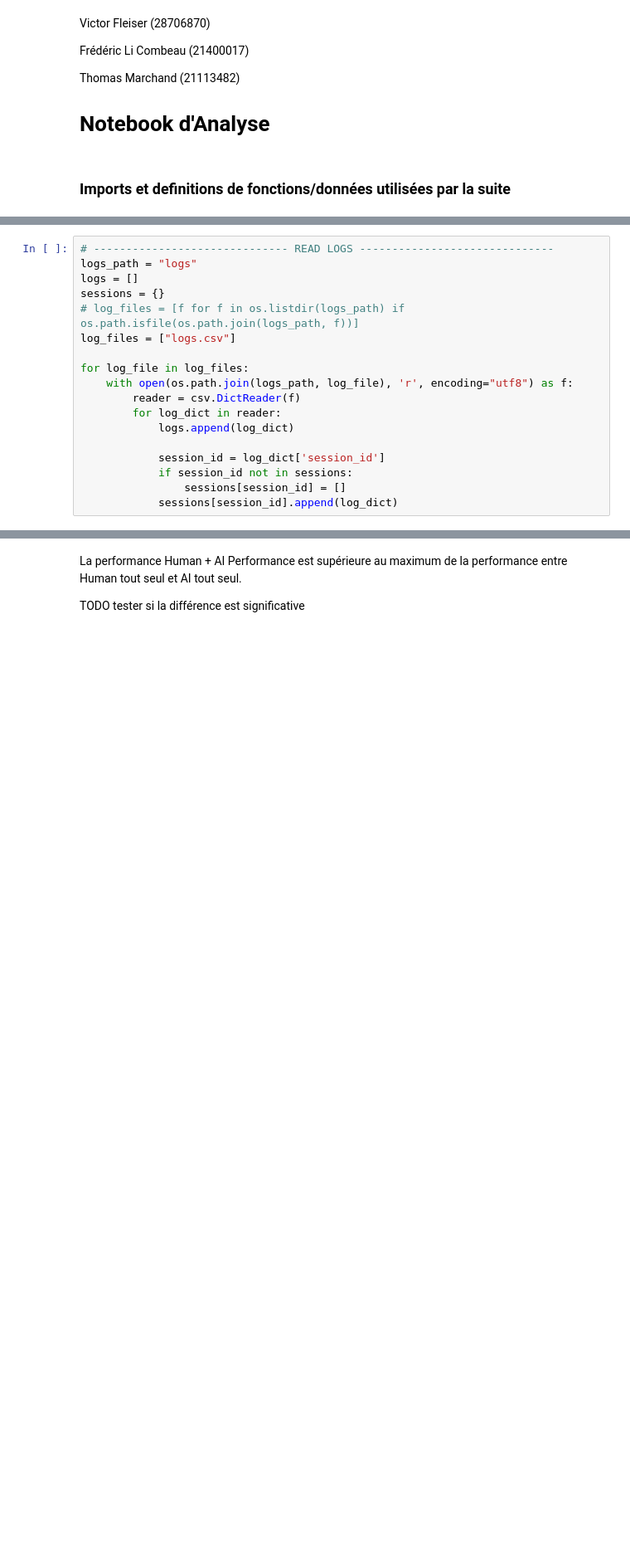
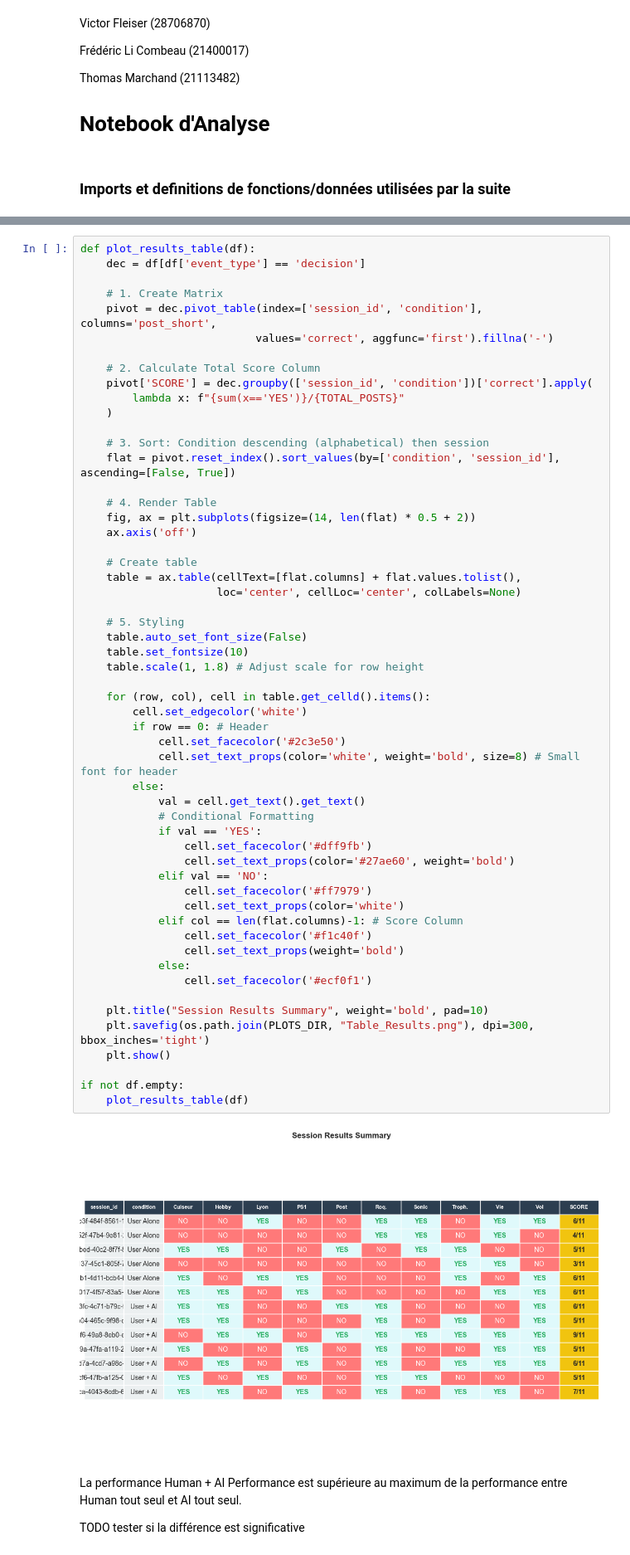
Before and after one commit to VictorFleiser/AI-Detection-Extension, a Jupyter notebook: main.ipynb, the cells around one changed output, grey strips where cells are left out. Shown at 83% size. Drawn from its saved outputs; the diff is of its cells as text; blank space fills up the shorter version.

```diff
--- a/main.ipynb
+++ b/main.ipynb
@@ -18,18 +56,0 @@ import numpy as np
-# %%
-# ------------------------------ READ LOGS ------------------------------
-logs_path = "logs"
-logs = []
-sessions = {}
-# log_files = [f for f in os.listdir(logs_path) if os.path.isfile(os.path.join(logs_path, f))]
-log_files = ["logs.csv"]
-
-for log_file in log_files:
-	with open(os.path.join(logs_path, log_file), 'r', encoding="utf8") as f:
-		reader = csv.DictReader(f)
-		for log_dict in reader:
-			logs.append(log_dict)
-
-			session_id = log_dict['session_id']
-			if session_id not in sessions:
-				sessions[session_id] = []
-			sessions[session_id].append(log_dict)
@@ -326,3 +215,60 @@ Human Performance
+# %%
+def plot_results_table(df):
+    dec = df[df['event_type'] == 'decision']
+
+    # 1. Create Matrix
+    pivot = dec.pivot_table(index=['session_id', 'condition'], columns='post_short',
+                           values='correct', aggfunc='first').fillna('-')
+
+    # 2. Calculate Total Score Column
+    pivot['SCORE'] = dec.groupby(['session_id', 'condition'])['correct'].apply(
+        lambda x: f"{sum(x=='YES')}/{TOTAL_POSTS}"
+    )
+
+    # 3. Sort: Condition descending (alphabetical) then session
+    flat = pivot.reset_index().sort_values(by=['condition', 'session_id'], ascending=[False, True])
+
+    # 4. Render Table
+    fig, ax = plt.subplots(figsize=(14, len(flat) * 0.5 + 2))
+    ax.axis('off')
+
+    # Create table
+    table = ax.table(cellText=[flat.columns] + flat.values.tolist(),
+                     loc='center', cellLoc='center', colLabels=None)
+
+    # 5. Styling
+    table.auto_set_font_size(False)
+    table.set_fontsize(10)
+    table.scale(1, 1.8) # Adjust scale for row height
+
+    for (row, col), cell in table.get_celld().items():
+        cell.set_edgecolor('white')
+        if row == 0: # Header
+            cell.set_facecolor('#2c3e50')
+            cell.set_text_props(color='white', weight='bold', size=8) # Small font for header
+        else:
+            val = cell.get_text().get_text()
+            # Conditional Formatting
+            if val == 'YES':
+                cell.set_facecolor('#dff9fb')
+                cell.set_text_props(color='#27ae60', weight='bold')
+            elif val == 'NO':
+                cell.set_facecolor('#ff7979')
+                cell.set_text_props(color='white')
+            elif col == len(flat.columns)-1: # Score Column
+                cell.set_facecolor('#f1c40f')
+                cell.set_text_props(weight='bold')
+            else:
+                cell.set_facecolor('#ecf0f1')
+
+    plt.title("Session Results Summary", weight='bold', pad=10)
+    plt.savefig(os.path.join(PLOTS_DIR, "Table_Results.png"), dpi=300, bbox_inches='tight')
+    plt.show()
+
+if not df.empty:
+    plot_results_table(df)
+# %% [output]
+[figure, added]
 # %% [markdown]
 La performance Human + AI Performance est supérieure au maximum de la performance entre Human tout seul et AI tout seul.
 
```
Also changed, not shown: parts of 5 cells of this notebook, 2 other files.
